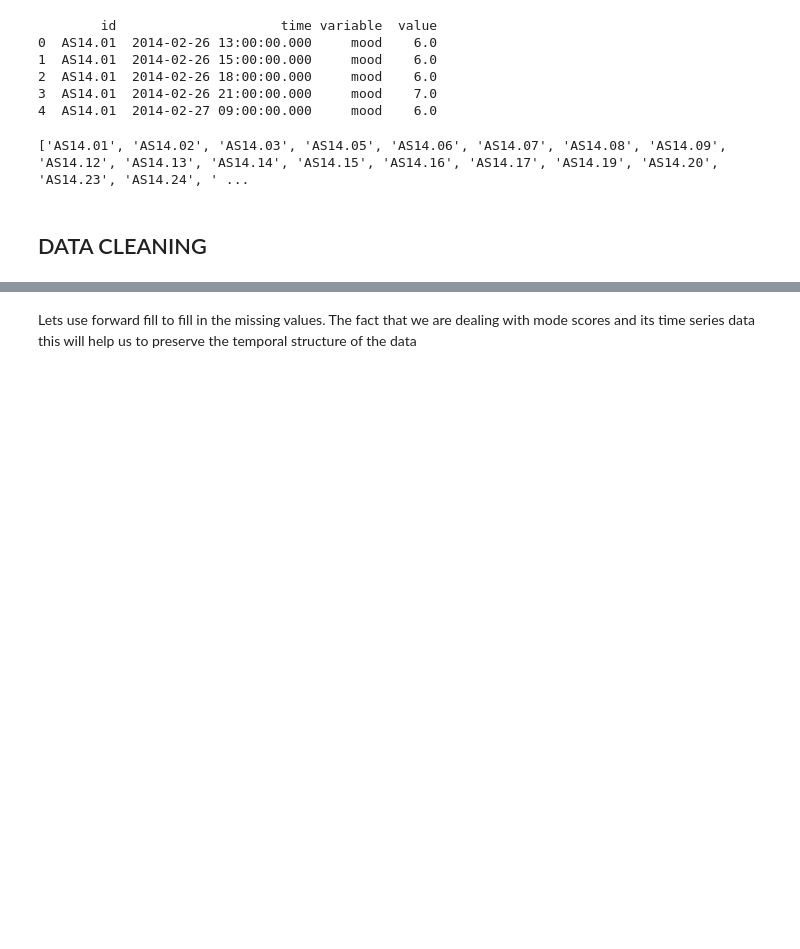
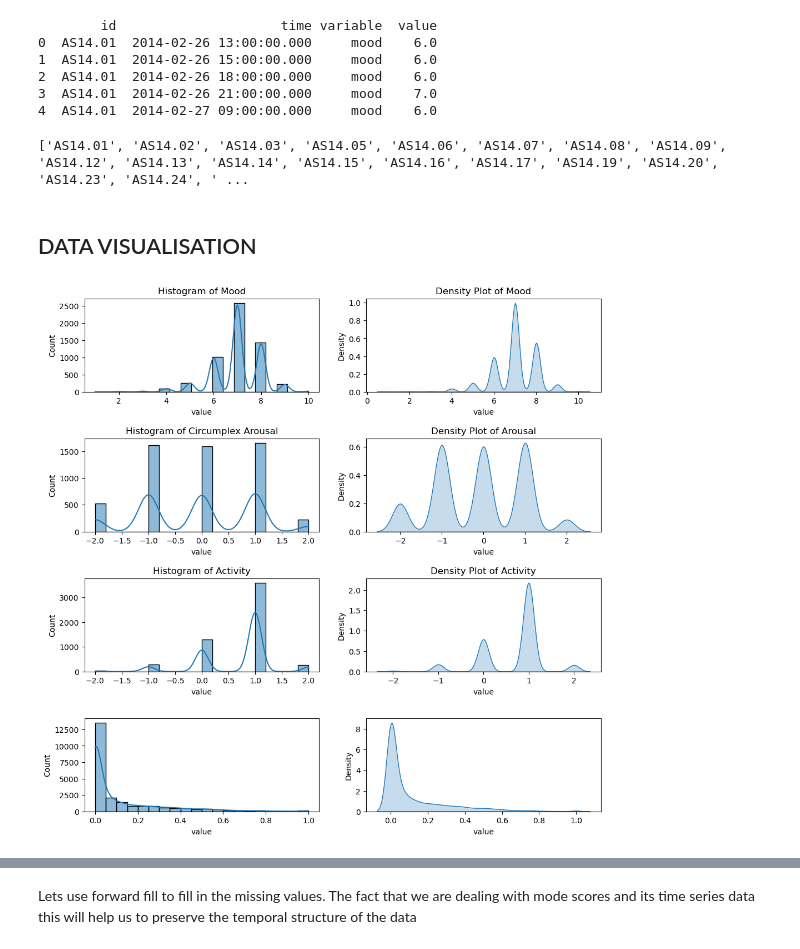
Before and after one commit to tyagipr/mood-prediction, a Jupyter notebook: notebooks/Mood_smartphone_v1-Copy1.ipynb, the cells around one changed output, grey strips where cells are left out. Drawn from its saved outputs; the diff is of its cells as text; code cells hidden in the pictures; blank space fills up the shorter version.

Commit message:
added data visualisation

```diff
--- a/notebooks/Mood_smartphone_v1-Copy1.ipynb
+++ b/notebooks/Mood_smartphone_v1-Copy1.ipynb
@@ -156,10 +157,10 @@ print(rows_for_id.head())
 #Lets check the rows with variable mood
 
 # fetching all rows with variable mood
-all_rows = df_mood_smartphone[df_mood_smartphone['variable'] == 'mood']
+mood_filtered = df_mood_smartphone[df_mood_smartphone['variable'] == 'mood']
 
 # all the userid list
-ids_list = all_rows['id'].tolist()
+ids_list = mood_filtered['id'].tolist()
 ids = set()
 
 # Iterate through each dictionary in the list
@@ -172,4 +173,43 @@ print(sorted(ids))
 # %% [output]
 ['AS14.01', 'AS14.02', 'AS14.03', 'AS14.05', 'AS14.06', 'AS14.07', 'AS14.08', 'AS14.09', 'AS14.12', 'AS14.13', 'AS14.14', 'AS14.15', 'AS14.16', 'AS14.17', 'AS14.19', 'AS14.20', 'AS14.23', 'AS14.24', ' ...
 # %% [markdown]
-## DATA CLEANING ##
+## DATA VISUALISATION ##
+# %%
+arousal_filtered = df_mood_smartphone[df_mood_smartphone['variable'] == 'circumplex.arousal']
+valence_filtered = df_mood_smartphone[df_mood_smartphone['variable'] == 'circumplex.valence']
+activity_filtered = df_mood_smartphone[df_mood_smartphone['variable'] == 'activity']
+
+# Set up the figure and axes
+fig, axs = plt.subplots(4, 2, figsize=(12, 12))
+
+# Plot histograms for 'mood', 'circumplex.arousal', and 'circumplex.valence' and 'activity'
+sns.histplot(data=mood_filtered, x='value', bins=20, kde=True, ax=axs[0, 0])
+axs[0, 0].set_title('Histogram of Mood')
+
+sns.histplot(data=arousal_filtered, x='value', bins=20, kde=True, ax=axs[1, 0])
+axs[1, 0].set_title('Histogram of Circumplex Arousal')
+
+sns.histplot(data=valence_filtered, x='value', bins=20, kde=True, ax=axs[2, 0])
+axs[2, 0].set_title('Histogram of Circumplex Valence')
+
+sns.histplot(data=activity_filtered, x='value', bins=20, kde=True, ax=axs[3, 0])
+axs[2, 0].set_title('Histogram of Activity')
+
+# Plot density plots for 'mood', 'circumplex.arousal', and 'circumplex.valence' and 'activity'
+sns.kdeplot(data=mood_filtered, x='value', fill=True, ax=axs[0, 1])
+axs[0, 1].set_title('Density Plot of Mood')
+
+sns.kdeplot(data=arousal_filtered, x='value', fill=True, ax=axs[1, 1])
+axs[1, 1].set_title('Density Plot of Arousal')
+
+sns.kdeplot(data=valence_filtered, x='value', fill=True, ax=axs[2, 1])
+axs[2, 1].set_title('Density Plot of Valence')
+
+sns.kdeplot(data=activity_filtered, x='value', fill=True, ax=axs[3, 1])
+axs[2, 1].set_title('Density Plot of Activity')
+
+plt.subplots_adjust(hspace=0.5)
+
+plt.show()
+# %% [output]
+[figure, added]
```
Also changed, not shown: parts of 4 cells of this notebook, 1 other file.
